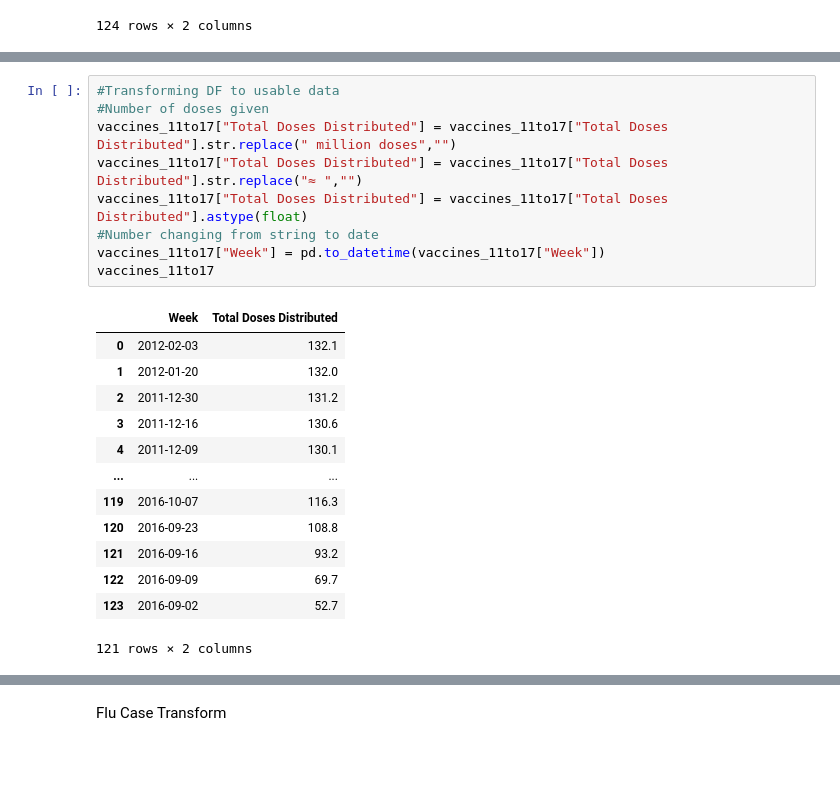
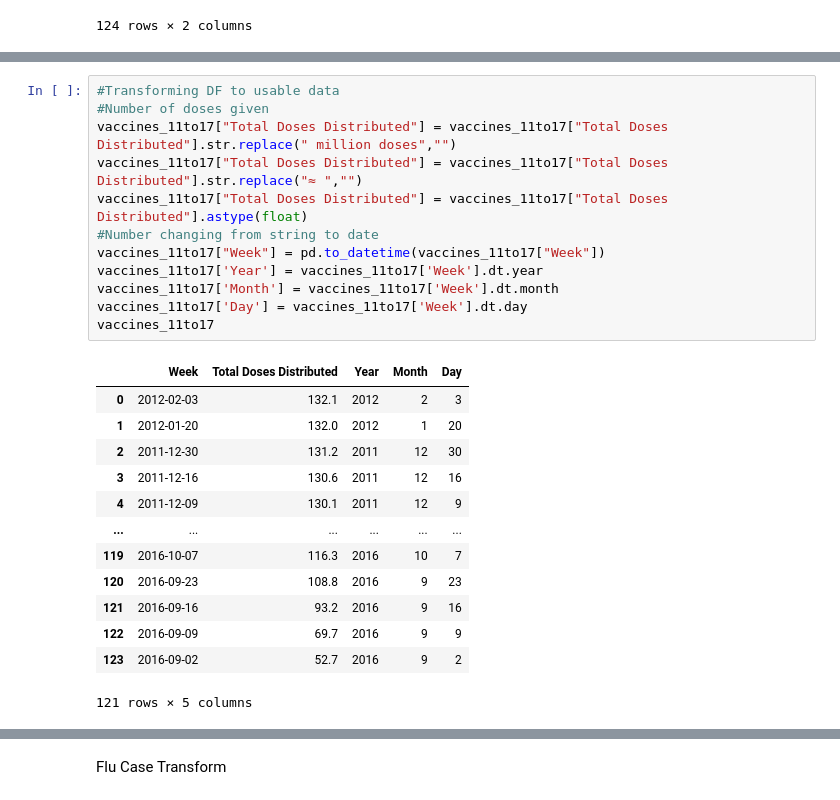
Before and after one commit to AdrianJason/Project3_Data_FullStack, a Jupyter notebook: ETL/Transform.ipynb, the cells around one changed output, grey strips where cells are left out. Cells and saved outputs as stored; diff of their text form; blank space fills up the shorter version.

```diff
--- a/ETL/Transform.ipynb
+++ b/ETL/Transform.ipynb
@@ -103,26 +90,29 @@ vaccines_11to17
 # %%
 #Transforming DF to usable data
 #Number of doses given
 vaccines_11to17["Total Doses Distributed"] = vaccines_11to17["Total Doses Distributed"].str.replace(" million doses","")
 vaccines_11to17["Total Doses Distributed"] = vaccines_11to17["Total Doses Distributed"].str.replace("≈ ","")
 vaccines_11to17["Total Doses Distributed"] = vaccines_11to17["Total Doses Distributed"].astype(float)
 #Number changing from string to date
 vaccines_11to17["Week"] = pd.to_datetime(vaccines_11to17["Week"])
+vaccines_11to17['Year'] = vaccines_11to17['Week'].dt.year
+vaccines_11to17['Month'] = vaccines_11to17['Week'].dt.month
+vaccines_11to17['Day'] = vaccines_11to17['Week'].dt.day
 vaccines_11to17
 # %% [output]
-|  | Week | Total Doses Distributed |
-| 0 | 2012-02-03 | 132.1 |
-| 1 | 2012-01-20 | 132.0 |
-| 2 | 2011-12-30 | 131.2 |
-| 3 | 2011-12-16 | 130.6 |
-| 4 | 2011-12-09 | 130.1 |
-| ... | ... | ... |
-| 119 | 2016-10-07 | 116.3 |
-| 120 | 2016-09-23 | 108.8 |
-| 121 | 2016-09-16 | 93.2 |
-| 122 | 2016-09-09 | 69.7 |
-| 123 | 2016-09-02 | 52.7 |
+|  | Week | Total Doses Distributed | Year | Month | Day |
+| 0 | 2012-02-03 | 132.1 | 2012 | 2 | 3 |
+| 1 | 2012-01-20 | 132.0 | 2012 | 1 | 20 |
+| 2 | 2011-12-30 | 131.2 | 2011 | 12 | 30 |
+| 3 | 2011-12-16 | 130.6 | 2011 | 12 | 16 |
+| 4 | 2011-12-09 | 130.1 | 2011 | 12 | 9 |
+| ... | ... | ... | ... | ... | ... |
+| 119 | 2016-10-07 | 116.3 | 2016 | 10 | 7 |
+| 120 | 2016-09-23 | 108.8 | 2016 | 9 | 23 |
+| 121 | 2016-09-16 | 93.2 | 2016 | 9 | 16 |
+| 122 | 2016-09-09 | 69.7 | 2016 | 9 | 9 |
+| 123 | 2016-09-02 | 52.7 | 2016 | 9 | 2 |
-121 rows × 2 columns
+121 rows × 5 columns
 # %%
 vaccines_20to21 = pd.DataFrame()
 
```
Also changed, not shown: parts of 16 cells of this notebook, 20 other files.
